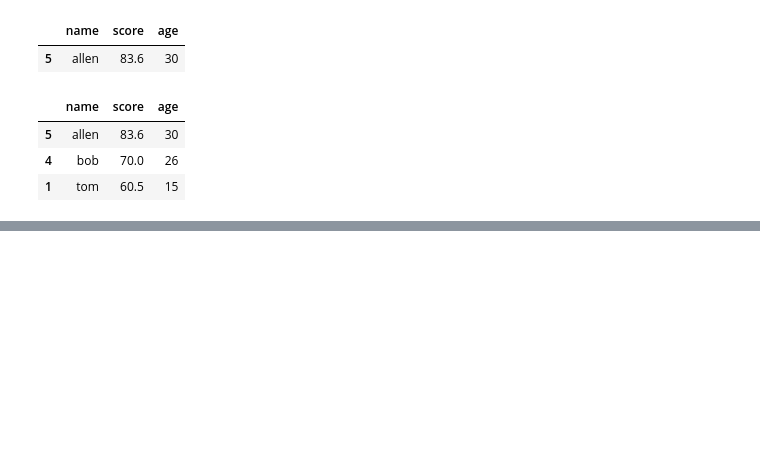
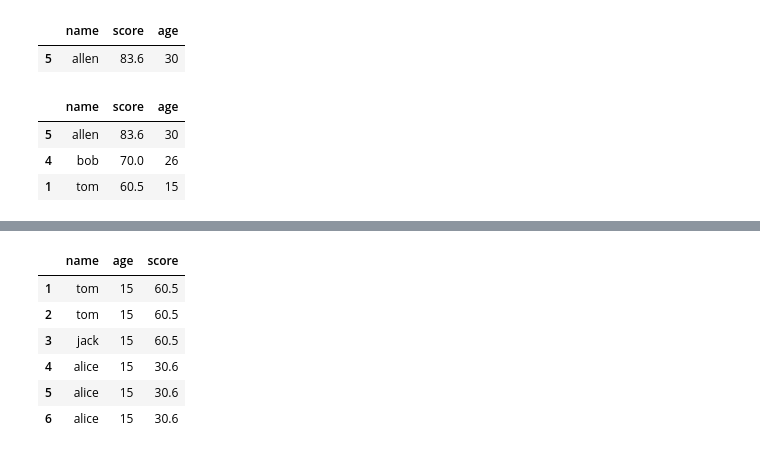
Before and after one commit to zimiao-dev/Python-Data-Analysis-Learning, a Jupyter notebook: 02_pandas/pandas_DataFrame.ipynb, the cells around one changed output, grey strips where cells are left out. Cells and saved outputs as stored; diff of their text form; code cells hidden in the pictures; blank space fills up the shorter version.

```diff
--- a/02_pandas/pandas_DataFrame.ipynb
+++ b/02_pandas/pandas_DataFrame.ipynb
@@ -204,0 +410,10 @@ df.sample(3)
+# %%
+df.cummin()
+# %% [output]
+|  | name | age | score |
+| 1 | tom | 15 | 60.5 |
+| 2 | tom | 15 | 60.5 |
+| 3 | jack | 15 | 60.5 |
+| 4 | alice | 15 | 30.6 |
+| 5 | alice | 15 | 30.6 |
+| 6 | alice | 15 | 30.6 |
```
Also changed, not shown: parts of 26 cells of this notebook.
